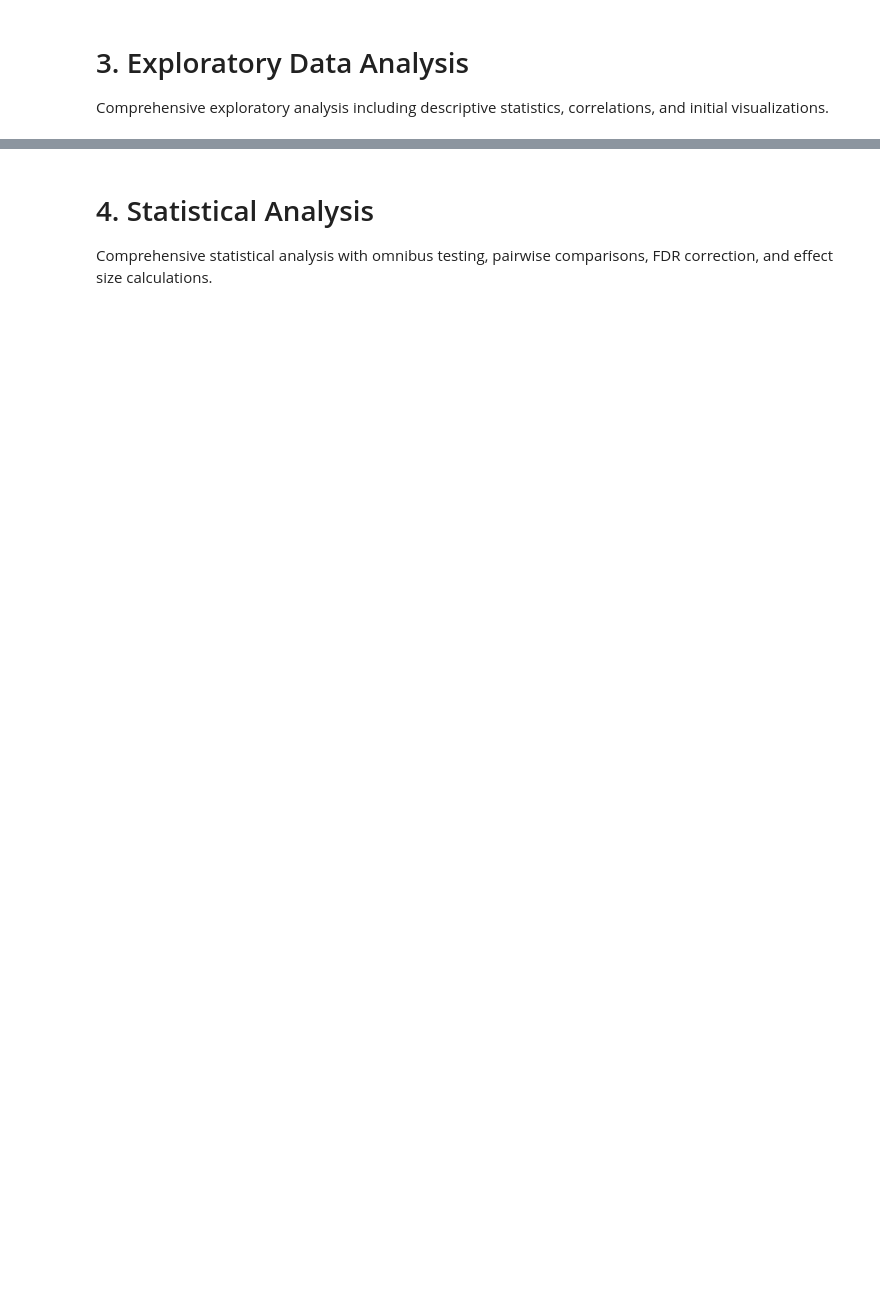
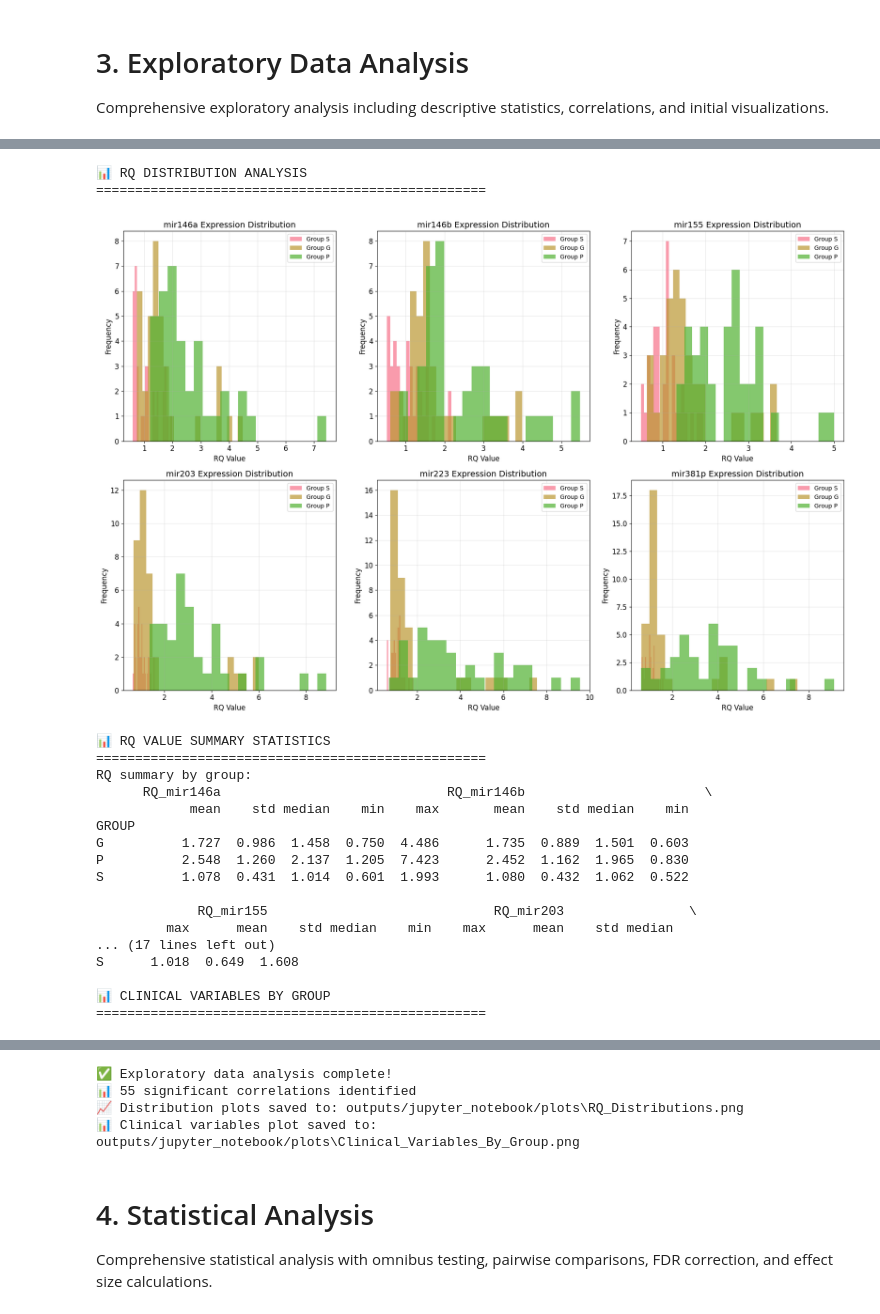
Before and after one commit to Centaurioun/miRNA-saliva-periodontal-analysis-new, a Jupyter notebook: miRNA_Comprehensive_Analysis.ipynb, the cells around one changed output, grey strips where cells are left out. Saved outputs shown, nothing was run; the diff lists cells and outputs as text; code cells hidden in the pictures; blank space fills up the shorter version.

```diff
--- a/miRNA_Comprehensive_Analysis.ipynb
+++ b/miRNA_Comprehensive_Analysis.ipynb
@@ -156,7 +180,22 @@ ANALYSIS_CONFIG = {
     "fdr_method": "fdr_bh",
     "effect_size_threshold": 1.0,
     "groups": ["S", "G", "P"],  # Healthy, Gingivitis, Periodontitis
-    "mirna_targets": ["mir146a", "mir146b", "mir155", "mir203", "mir223", "mir381p"],
+    "mirna_targets": [
+        "mean_mir146a",
+        "mean_mir146b",
+        "mean_mir155",
+        "mean_mir203",
+        "mean_mir223",
+        "mean_mir381p",
+    ],
+    "mirna_names": [
+        "mir146a",
+        "mir146b",
+        "mir155",
+        "mir203",
+        "mir223",
+        "mir381p",
+    ],  # Clean names for derived columns
     "clinical_vars": [
         "plaque_index",
         "gingival_index",
@@ -520,7 +673,7 @@ print("=" * 50)
 fig, axes = plt.subplots(2, 3, figsize=(18, 12))
 axes = axes.flatten()
 
-for i, mirna in enumerate(ANALYSIS_CONFIG["mirna_targets"]):
+for i, mirna in enumerate(ANALYSIS_CONFIG["mirna_names"]):
     rq_col = f"RQ_{mirna}"
 
     # Distribution by group
@@ -542,7 +695,7 @@ plt.show()
 print("\n📊 RQ VALUE SUMMARY STATISTICS")
 print("=" * 50)
 
-rq_cols = [f"RQ_{mirna}" for mirna in ANALYSIS_CONFIG["mirna_targets"]]
+rq_cols = [f"RQ_{mirna}" for mirna in ANALYSIS_CONFIG["mirna_names"]]
 rq_summary = df.groupby("GROUP")[rq_cols].agg(["mean", "std", "median", "min", "max"])
 
 print("RQ summary by group:")
@@ -553,30 +706,51 @@ print("\n📊 CLINICAL VARIABLES BY GROUP")
 print("=" * 50)
 
 # Create clinical variables plot
 fig, axes = plt.subplots(2, 3, figsize=(18, 12))
 axes = axes.flatten()
 
 for i, clinical_var in enumerate(ANALYSIS_CONFIG["clinical_vars"]):
     if clinical_var in df.columns and i < len(axes):
         sns.boxplot(data=df, x="GROUP", y=clinical_var, ax=axes[i], palette="Set3")
         axes[i].set_title(f'{clinical_var.replace("_", " ").title()} by Group')
         axes[i].set_xlabel("Group")
         axes[i].set_ylabel(clinical_var.replace("_", " ").title())
         axes[i].grid(True, alpha=0.3)
 
 # Hide unused subplots
 for i in range(len(ANALYSIS_CONFIG["clinical_vars"]), len(axes)):
     axes[i].set_visible(False)
 
 plt.tight_layout()
 plt.savefig(
     get_output_path("Clinical_Variables_By_Group.png"), dpi=300, bbox_inches="tight"
 )
 plt.show()
 
 print("✅ Exploratory data analysis complete!")
 print(f"📊 {len(significant_correlations)} significant correlations identified")
 print(f"📈 Distribution plots saved to: {get_output_path('RQ_Distributions.png')}")
 print(
     f"📊 Clinical variables plot saved to: {get_output_path('Clinical_Variables_By_Group.png')}"
 )
+# %% [output]
+📊 RQ DISTRIBUTION ANALYSIS
+==================================================
+[figure, added]
+📊 RQ VALUE SUMMARY STATISTICS
+==================================================
+RQ summary by group:
+      RQ_mir146a                             RQ_mir146b                       \
+            mean    std median    min    max       mean    std median    min
+GROUP
+G          1.727  0.986  1.458  0.750  4.486      1.735  0.889  1.501  0.603
+P          2.548  1.260  2.137  1.205  7.423      2.452  1.162  1.965  0.830
+S          1.078  0.431  1.014  0.601  1.993      1.080  0.432  1.062  0.522
+
+             RQ_mir155                             RQ_mir203                \
+         max      mean    std median    min    max      mean    std median
+... (17 lines left out)
+S      1.018  0.649  1.608
+
+📊 CLINICAL VARIABLES BY GROUP
+==================================================
@@ -583,3 +758,7 @@ print(
+✅ Exploratory data analysis complete!
+📊 55 significant correlations identified
+📈 Distribution plots saved to: outputs/jupyter_notebook/plots\RQ_Distributions.png
+📊 Clinical variables plot saved to: outputs/jupyter_notebook/plots\Clinical_Variables_By_Group.png
 # %% [markdown]
 # 4. Statistical Analysis
 
```
Also changed, not shown: parts of 18 cells of this notebook, 41 other files.
